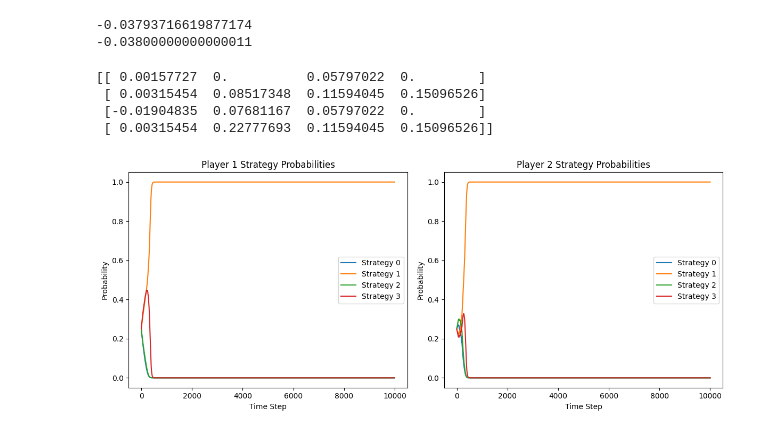
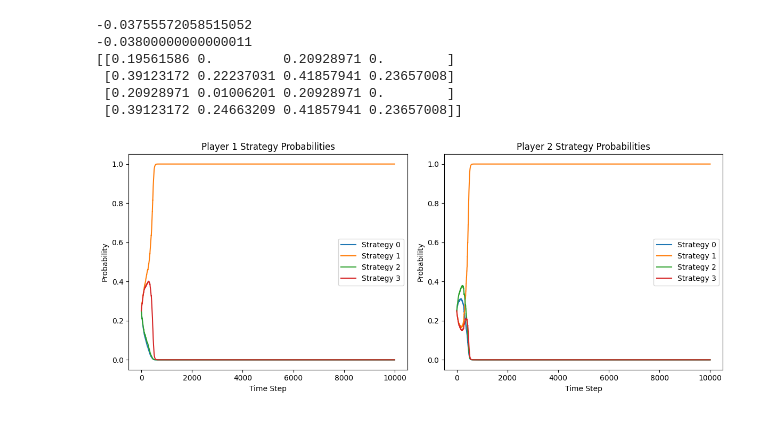
Before and after one commit to i-like-bfs-and-dfs/multi-agent-performative-prediction, a Jupyter notebook: multi_agent_samples.ipynb, the cells around one changed output. Drawn from its saved outputs; the diff is of its cells as text; code cells hidden in the pictures.

Commit message:
after samples thingy

```diff
--- a/multi_agent_samples.ipynb
+++ b/multi_agent_samples.ipynb
@@ -5,7 +5,7 @@ from scipy.integrate import quad
 import pandas as pd
 import matplotlib.pyplot as plt
 
-def truncated_gaussian_pdf(y, mu=0.3, sigma=0.1, a=0, b=1):
+def truncated_gaussian_pdf(y, mu=0.3, sigma=0.3, a=0, b=1):
     """
     Truncated Gaussian PDF evaluated at y with support [a, b], mean mu and std deviation sigma.
     """
@@ -42,8 +42,8 @@ def get_utility_matrix(gamma_l, gamma_h, tau_l, tau_h):
     ])
     return U1
 
-gamma_l = 0.4
-gamma_h = 0.8
+gamma_l = 0.6
+gamma_h = 0.7
 tau_l = 1 / (2 + gamma_h)
 tau_h = 1 / (2 + gamma_l)
 sample_type = 'piecewise_uniform'
@@ -133,17 +133,14 @@ def get_utility_matrix_sample(gamma_l, gamma_h, tau_l, tau_h, t, n_s):
 #sanity check
 print(utility_function_sample(0.4,0.1,0.7,1,1000))
 print(utility_function(0.4,0.1,0.7))
+print(get_utility_matrix_sample(gamma_l, gamma_h, tau_l, tau_h, 2, 1))
 # %% [output]
--0.03793716619877174
+-0.03755572058515052
 -0.03800000000000011
+[[0.19561586 0.         0.20928971 0.        ]
+ [0.39123172 0.22237031 0.41857941 0.23657008]
+ [0.20928971 0.01006201 0.20928971 0.        ]
+ [0.39123172 0.24663209 0.41857941 0.23657008]]
-# %%
-U1 = get_utility_matrix_sample(gamma_l, gamma_h, tau_l, tau_h, 1, n_s)
-print(U1)
-# %% [output]
-[[ 0.00157727  0.          0.05797022  0.        ]
- [ 0.00315454  0.08517348  0.11594045  0.15096526]
- [-0.01904835  0.07681167  0.05797022  0.        ]
- [ 0.00315454  0.22777693  0.11594045  0.15096526]]
 # %%
 def exponential_weights(T, eta, num_actions, gamma_l, gamma_h, tau_l, tau_h, n_s):
 
@@ -176,32 +173,32 @@ def exponential_weights(T, eta, num_actions, gamma_l, gamma_h, tau_l, tau_h, n_s
 
 def plot_probabilities_per_player(p1, p2):
     plt.figure(figsize=(12, 5))
 
     plt.subplot(1, 2, 1)
     for i in range(4):
         plt.plot(p1[:, i], label=f'Strategy {i}')
     plt.title('Player 1 Strategy Probabilities')
     plt.xlabel('Time Step')
     plt.ylabel('Probability')
     plt.legend()
 
     plt.subplot(1, 2, 2)
     for i in range(4):
         plt.plot(p2[:, i], label=f'Strategy {i}')
     plt.title('Player 2 Strategy Probabilities')
     plt.xlabel('Time Step')
     plt.ylabel('Probability')
     plt.legend()
 
     plt.tight_layout()
     plt.show()
 
 
 T = 10000  # time steps
 eta = 0.1  # learning rate
 num_actions = 4  # 4 strategy pairs per player
-n_s = 1000
+n_s = 1
 p1, p2 = exponential_weights(T, eta, num_actions,gamma_l, gamma_h, tau_l, tau_h, n_s)
 plot_probabilities_per_player(p1, p2)
 # %% [output]
-[figure, old version]
+[figure, new version]
```
Also changed, not shown: 12 other files.
